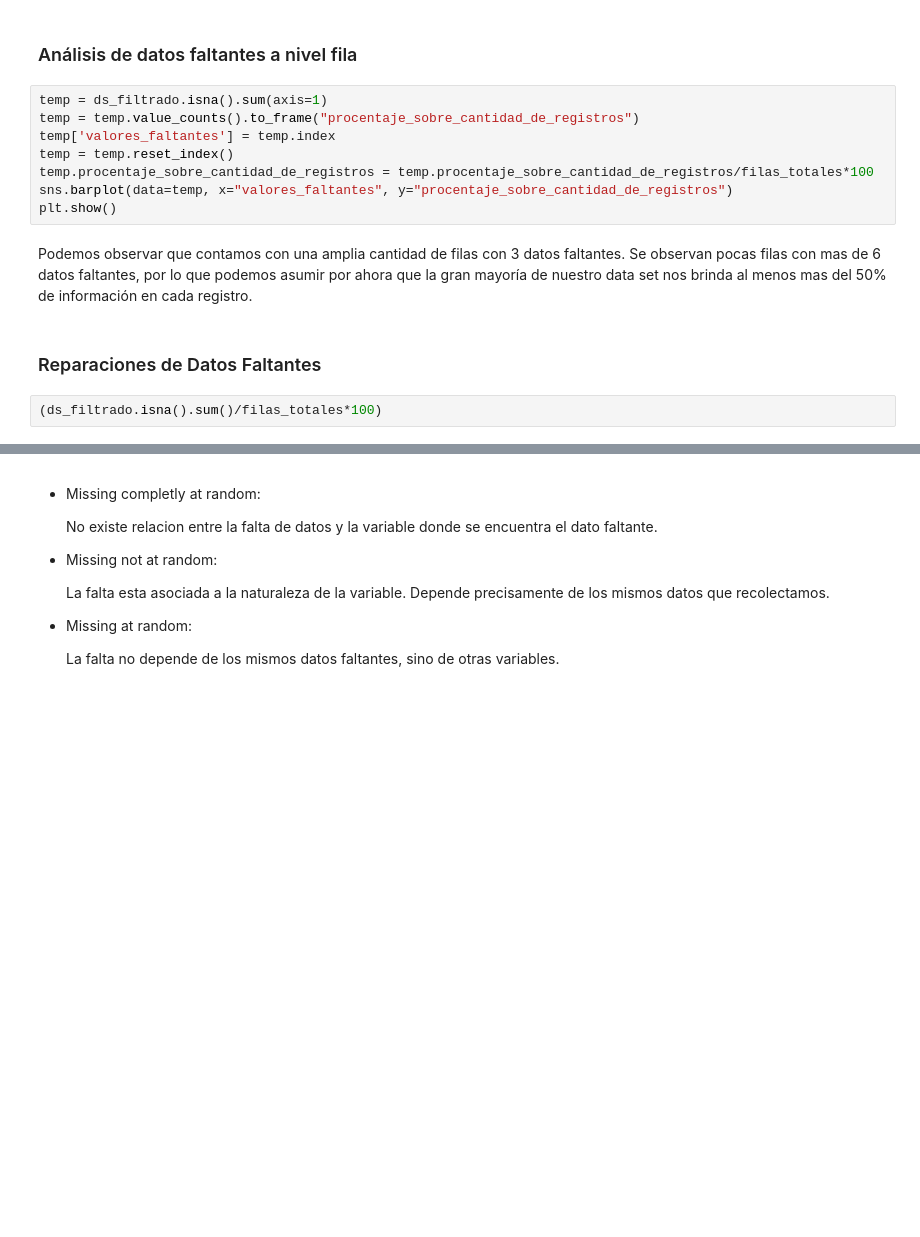
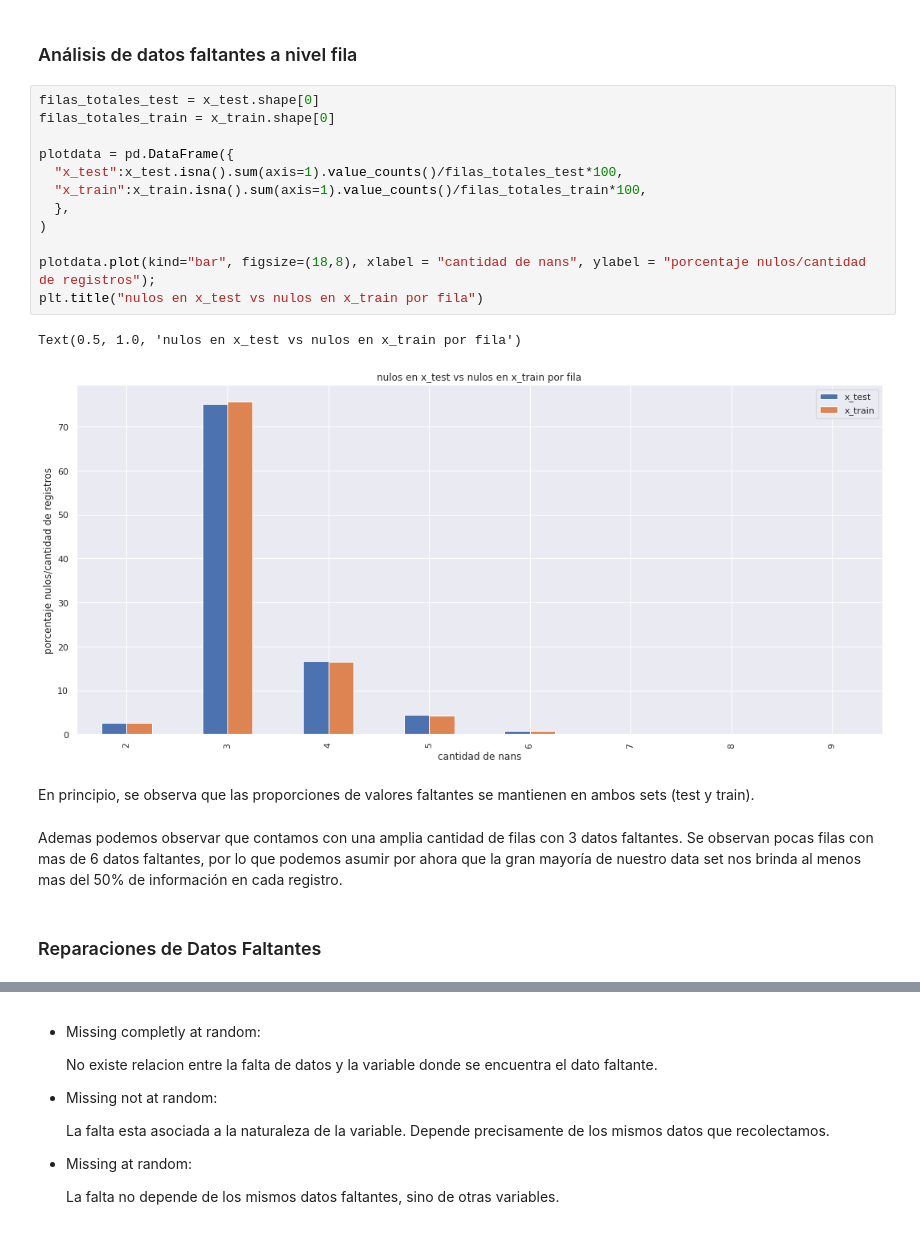
Before and after one commit to LucianoTrujillo/7506R-2C2022-GRUPO10, a Jupyter notebook: 7506R_TP1_GRUPO10_ENTREGA.ipynb, the cells around one changed output, grey strips where cells are left out. Cells and saved outputs as stored; diff of their text form; blank space fills up the shorter version.

```diff
--- a/7506R_TP1_GRUPO10_ENTREGA.ipynb
+++ b/7506R_TP1_GRUPO10_ENTREGA.ipynb
@@ -658,16 +915,23 @@ Observamos que place l4 está conformado mayormente por valores vacíos, mientra
 # %% [markdown]
 ### Análisis de datos faltantes a nivel fila
-# %%
-temp = ds_filtrado.isna().sum(axis=1)
-temp = temp.value_counts().to_frame("procentaje_sobre_cantidad_de_registros")
-temp['valores_faltantes'] = temp.index
-temp = temp.reset_index()
-temp.procentaje_sobre_cantidad_de_registros = temp.procentaje_sobre_cantidad_de_registros/filas_totales*100
-sns.barplot(data=temp, x="valores_faltantes", y="procentaje_sobre_cantidad_de_registros")
-plt.show()
+# %%
+filas_totales_test = x_test.shape[0]
+filas_totales_train = x_train.shape[0]
+
+plotdata = pd.DataFrame({
+  "x_test":x_test.isna().sum(axis=1).value_counts()/filas_totales_test*100,
+  "x_train":x_train.isna().sum(axis=1).value_counts()/filas_totales_train*100,
+  },
+)
+
+plotdata.plot(kind="bar", figsize=(18,8), xlabel = "cantidad de nans", ylabel = "porcentaje nulos/cantidad de registros");
+plt.title("nulos en x_test vs nulos en x_train por fila")
+# %% [output]
+Text(0.5, 1.0, 'nulos en x_test vs nulos en x_train por fila')
+[figure, added]
+# %% [markdown]
+En principio, se observa que las proporciones de valores faltantes se mantienen en ambos sets (test y train).
 # %% [markdown]
-Podemos observar que contamos con una amplia cantidad de filas con 3 datos faltantes. Se observan pocas filas con mas de 6 datos faltantes, por lo que podemos asumir por ahora que la gran mayoría de nuestro data set nos brinda al menos mas del 50% de información en cada registro.
+Ademas podemos observar que contamos con una amplia cantidad de filas con 3 datos faltantes. Se observan pocas filas con mas de 6 datos faltantes, por lo que podemos asumir por ahora que la gran mayoría de nuestro data set nos brinda al menos mas del 50% de información en cada registro.
 # %% [markdown]
 ### Reparaciones de Datos Faltantes
-# %%
-(ds_filtrado.isna().sum()/filas_totales*100)
```
Also changed, not shown: parts of 148 cells of this notebook.
